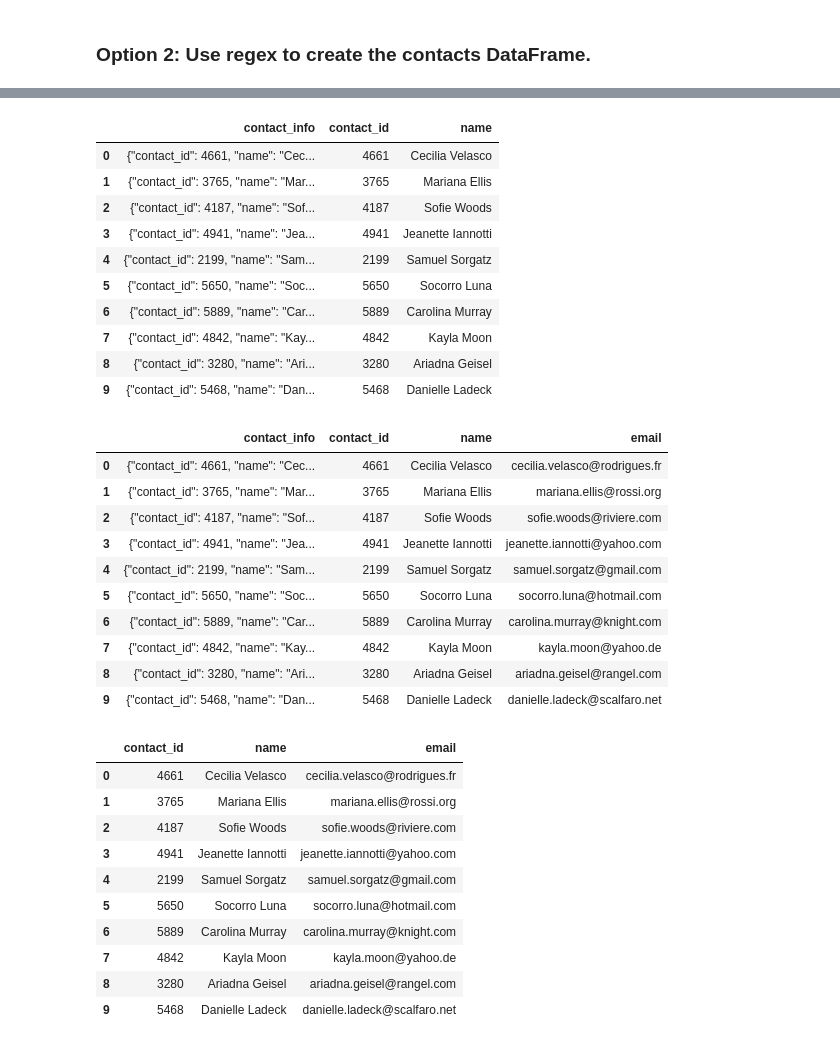
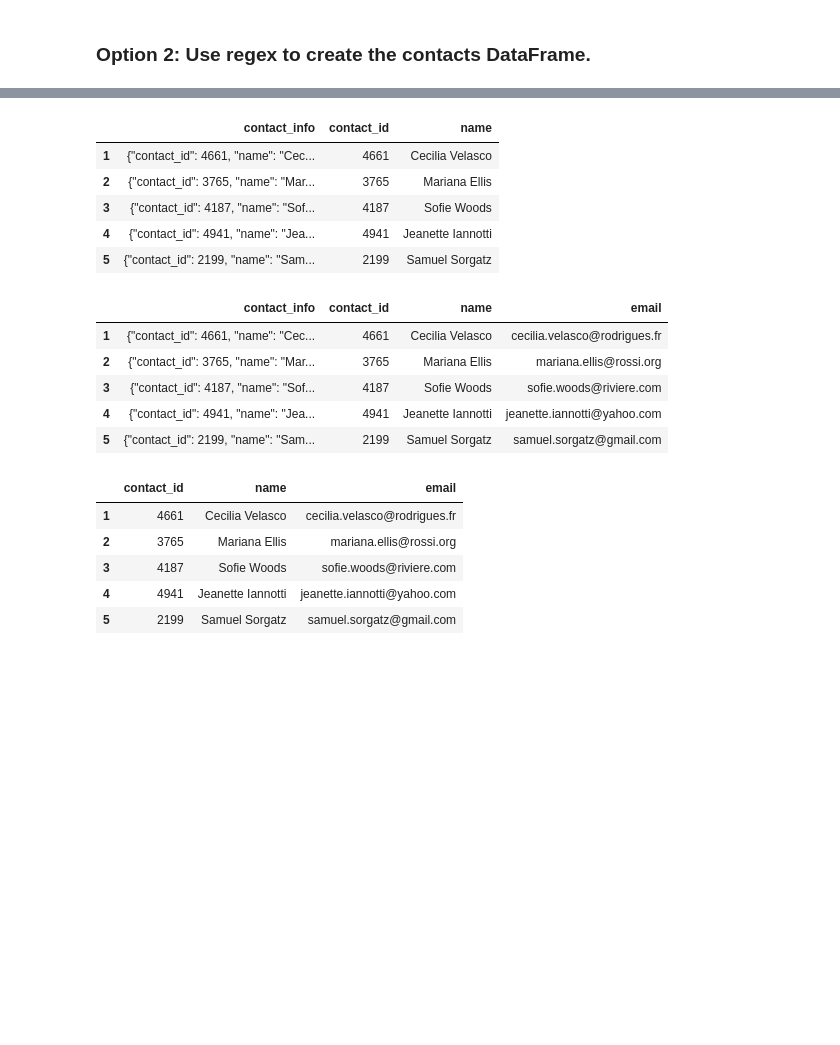
Before and after one commit to jules-krohn/Crowdfunding-ETL, a Jupyter notebook: ETL_Mini_Project_JKrohn_TBanninga-Copy1.ipynb, the cells around one changed output, grey strips where cells are left out. Saved outputs shown, nothing was run; the diff lists cells and outputs as text; code cells hidden in the pictures; blank space fills up the shorter version.

```diff
--- a/ETL_Mini_Project_JKrohn_TBanninga-Copy1.ipynb
+++ b/ETL_Mini_Project_JKrohn_TBanninga-Copy1.ipynb
@@ -464,0 +398,14 @@ contact_info_df_copy.head()
+# %%
+# Extract the four-digit contact ID number.
+header_row = contact_info_df_copy.iloc[0].to_dict()
+
+# Rename the DataFrame columns using the 'contact_info' dictionary
+contact_data_df = contact_info_df_copy.rename(columns=header_row)
+
+# Drop the first row (which contained 'contact_info')
+contact_data_df = contact_data_df.drop(0)
+
+# Extract the 'contact_id' values and convert them to integers
+contact_data_df['contact_id'] = contact_data_df['contact_info'].apply(lambda x: int(re.search(r'"contact_id":\s*(\d+)', x).group(1)) if isinstance(x, str) else None)
+
+contact_data_df.head()
@@ -489,44 +435,39 @@ memory usage: 15.8+ KB
 # %%
 # Extract the name of the contact and add it to a new column.
+contact_data_df['name'] = contact_data_df['contact_info'].apply(lambda x: re.search(r'"name":\s*"([^"]+)"', x).group(1) if isinstance(x, str) else None)
+
+contact_data_df.head()
 # %% [output]
 |  | contact_info | contact_id | name |
-| 0 | {"contact_id": 4661, "name": "Cec... | 4661 | Cecilia Velasco |
-| 1 | {"contact_id": 3765, "name": "Mar... | 3765 | Mariana Ellis |
-| 2 | {"contact_id": 4187, "name": "Sof... | 4187 | Sofie Woods |
-| 3 | {"contact_id": 4941, "name": "Jea... | 4941 | Jeanette Iannotti |
-| 4 | {"contact_id": 2199, "name": "Sam... | 2199 | Samuel Sorgatz |
-| 5 | {"contact_id": 5650, "name": "Soc... | 5650 | Socorro Luna |
-| 6 | {"contact_id": 5889, "name": "Car... | 5889 | Carolina Murray |
-| 7 | {"contact_id": 4842, "name": "Kay... | 4842 | Kayla Moon |
-| 8 | {"contact_id": 3280, "name": "Ari... | 3280 | Ariadna Geisel |
-| 9 | {"contact_id": 5468, "name": "Dan... | 5468 | Danielle Ladeck |
+| 1 | {"contact_id": 4661, "name": "Cec... | 4661 | Cecilia Velasco |
+| 2 | {"contact_id": 3765, "name": "Mar... | 3765 | Mariana Ellis |
+| 3 | {"contact_id": 4187, "name": "Sof... | 4187 | Sofie Woods |
+| 4 | {"contact_id": 4941, "name": "Jea... | 4941 | Jeanette Iannotti |
+| 5 | {"contact_id": 2199, "name": "Sam... | 2199 | Samuel Sorgatz |
 # %%
 # Extract the email from the contacts and add the values to a new column.
+contact_data_df['email'] = contact_data_df['contact_info'].apply(lambda x: re.search(r'"email":\s*"([^"]+)"', x).group(1) if isinstance(x, str) else None)
+
+contact_data_df.head()
 # %% [output]
 |  | contact_info | contact_id | name | email |
-| 0 | {"contact_id": 4661, "name": "Cec... | 4661 | Cecilia Velasco | cecilia.velasco@rodrigues.fr |
-| 1 | {"contact_id": 3765, "name": "Mar... | 3765 | Mariana Ellis | mariana.ellis@rossi.org |
-| 2 | {"contact_id": 4187, "name": "Sof... | 4187 | Sofie Woods | sofie.woods@riviere.com |
-| 3 | {"contact_id": 4941, "name": "Jea... | 4941 | Jeanette Iannotti | jeanette.iannotti@yahoo.com |
-| 4 | {"contact_id": 2199, "name": "Sam... | 2199 | Samuel Sorgatz | samuel.sorgatz@gmail.com |
-| 5 | {"contact_id": 5650, "name": "Soc... | 5650 | Socorro Luna | socorro.luna@hotmail.com |
-| 6 | {"contact_id": 5889, "name": "Car... | 5889 | Carolina Murray | carolina.murray@knight.com |
-| 7 | {"contact_id": 4842, "name": "Kay... | 4842 | Kayla Moon | kayla.moon@yahoo.de |
-| 8 | {"contact_id": 3280, "name": "Ari... | 3280 | Ariadna Geisel | ariadna.geisel@rangel.com |
-| 9 | {"contact_id": 5468, "name": "Dan... | 5468 | Danielle Ladeck | danielle.ladeck@scalfaro.net |
+| 1 | {"contact_id": 4661, "name": "Cec... | 4661 | Cecilia Velasco | cecilia.velasco@rodrigues.fr |
+| 2 | {"contact_id": 3765, "name": "Mar... | 3765 | Mariana Ellis | mariana.ellis@rossi.org |
+| 3 | {"contact_id": 4187, "name": "Sof... | 4187 | Sofie Woods | sofie.woods@riviere.com |
+| 4 | {"contact_id": 4941, "name": "Jea... | 4941 | Jeanette Iannotti | jeanette.iannotti@yahoo.com |
+| 5 | {"contact_id": 2199, "name": "Sam... | 2199 | Samuel Sorgatz | samuel.sorgatz@gmail.com |
 # %%
 # Create a copy of the contact_info_df with the 'contact_id', 'name', 'email' columns.
+contact_data_df_2 = contact_data_df.copy()
+contact_data_df_2 = contact_data_df_2.drop('contact_info', axis=1)
+
+contact_data_df_2.head()
 # %% [output]
 |  | contact_id | name | email |
-| 0 | 4661 | Cecilia Velasco | cecilia.velasco@rodrigues.fr |
-| 1 | 3765 | Mariana Ellis | mariana.ellis@rossi.org |
-| 2 | 4187 | Sofie Woods | sofie.woods@riviere.com |
-| 3 | 4941 | Jeanette Iannotti | jeanette.iannotti@yahoo.com |
-| 4 | 2199 | Samuel Sorgatz | samuel.sorgatz@gmail.com |
-| 5 | 5650 | Socorro Luna | socorro.luna@hotmail.com |
-| 6 | 5889 | Carolina Murray | carolina.murray@knight.com |
-| 7 | 4842 | Kayla Moon | kayla.moon@yahoo.de |
-| 8 | 3280 | Ariadna Geisel | ariadna.geisel@rangel.com |
-| 9 | 5468 | Danielle Ladeck | danielle.ladeck@scalfaro.net |
+| 1 | 4661 | Cecilia Velasco | cecilia.velasco@rodrigues.fr |
+| 2 | 3765 | Mariana Ellis | mariana.ellis@rossi.org |
+| 3 | 4187 | Sofie Woods | sofie.woods@riviere.com |
+| 4 | 4941 | Jeanette Iannotti | jeanette.iannotti@yahoo.com |
+| 5 | 2199 | Samuel Sorgatz | samuel.sorgatz@gmail.com |
 # %%
 # Create a "first"name" and "last_name" column with the first and last names from the "name" column.
```
Also changed, not shown: parts of 17 cells of this notebook, 4 other files.
